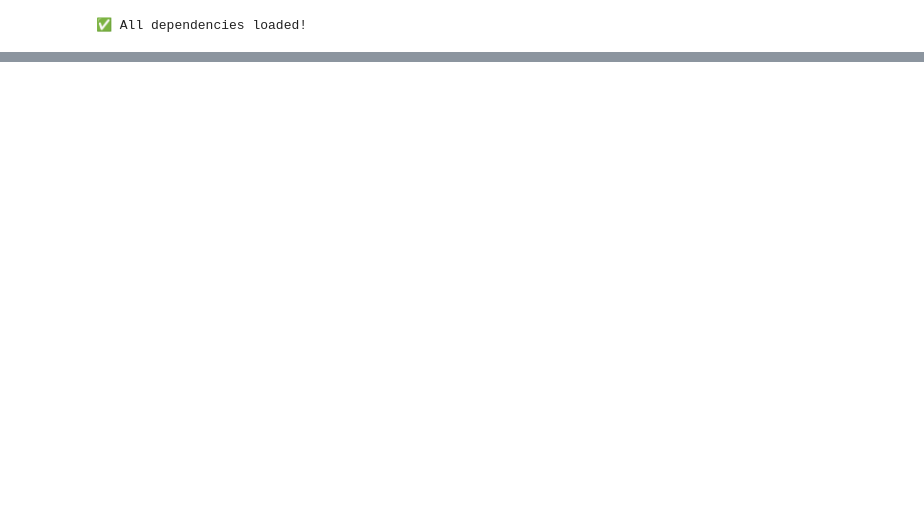
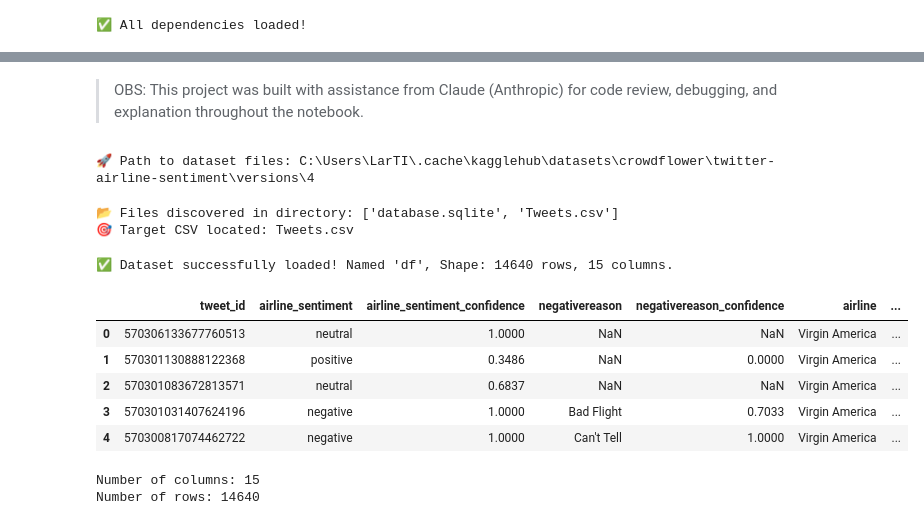
Before and after one commit to MaykInvest/Sentiment_Analysis_Airline, a Jupyter notebook: project.ipynb, the cells around one changed output, grey strips where cells are left out. Drawn from its saved outputs; the diff is of its cells as text; code cells hidden in the pictures; blank space fills up the shorter version.

Commit message:
FEAT: load the dataset and begin the exploration

```diff
--- a/project.ipynb
+++ b/project.ipynb
@@ -173,0 +205,52 @@ print("✅ All dependencies loaded!")
+# %% [markdown]
+> OBS: This project was built with assistance from Claude (Anthropic) for
+> code review, debugging, and explanation throughout the notebook.
+# %%
+# --- AUTOMATED KAGGLE INGESTION ---
+# Download the latest version of dataset
+path = kagglehub.dataset_download("crowdflower/twitter-airline-sentiment")
+print("🚀 Path to dataset files:", path)
+# %% [output]
+🚀 Path to dataset files: C:\Users\LarTI\.cache\kagglehub\datasets\crowdflower\twitter-airline-sentiment\versions\4
+# %%
+# --- LOCATING AND READING THE CSV ---
+# List out all files inside the downloaded repository path to spot the target file
+all_files = os.listdir(path)
+print("📂 Files discovered in directory:", all_files)
+
+# Filter out all CSV files dynamically
+csv_files = [file for file in all_files if file.endswith('.csv')]
+
+if len(csv_files) == 0:
+    raise FileNotFoundError("❌ Critical Error: No CSV files found in the downloaded folder!")
+else:
+    # Grab the primary CSV file found
+    csv_filename = csv_files[0]
+    full_csv_path = os.path.join(path, csv_filename)
+    print(f"🎯 Target CSV located: {csv_filename}")
+# %% [output]
+📂 Files discovered in directory: ['database.sqlite', 'Tweets.csv']
+🎯 Target CSV located: Tweets.csv
+# %%
+# Ingest the dataset into a pandas DataFrame
+df = pd.read_csv(full_csv_path)
+print(f"✅ Dataset successfully loaded! Named 'df', Shape: {df.shape[0]} rows, {df.shape[1]} columns.")
+# %% [output]
+✅ Dataset successfully loaded! Named 'df', Shape: 14640 rows, 15 columns.
+# %%
+# Display the first 5 records to see our column properties and labels
+df.head()
+# %% [output]
+|  | tweet_id | airline_sentiment | airline_sentiment_confidence | negativereason | negativereason_confidence | airline | ... |
+| 0 | 570306133677760513 | neutral | 1.0000 | NaN | NaN | Virgin America | ... |
+| 1 | 570301130888122368 | positive | 0.3486 | NaN | 0.0000 | Virgin America | ... |
+| 2 | 570301083672813571 | neutral | 0.6837 | NaN | NaN | Virgin America | ... |
+| 3 | 570301031407624196 | negative | 1.0000 | Bad Flight | 0.7033 | Virgin America | ... |
+| 4 | 570300817074462722 | negative | 1.0000 | Can't Tell | 1.0000 | Virgin America | ... |
+# %%
+df.shape # (columns, rows)
+print("Number of columns:", df.shape[1])
+print("Number of rows:", df.shape[0])
+# %% [output]
+Number of columns: 15
+Number of rows: 14640
```
Also changed, not shown: parts of 7 cells of this notebook.
